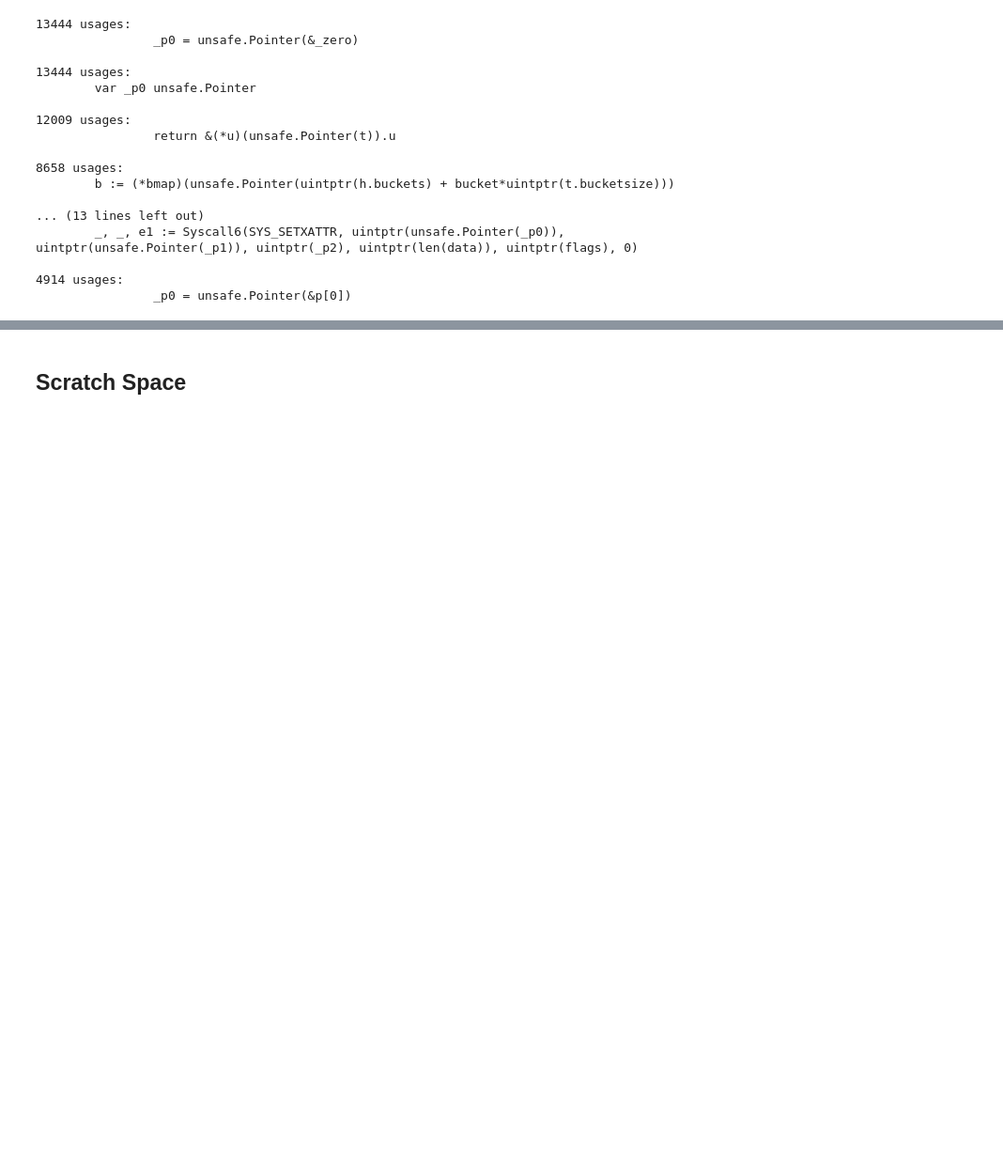
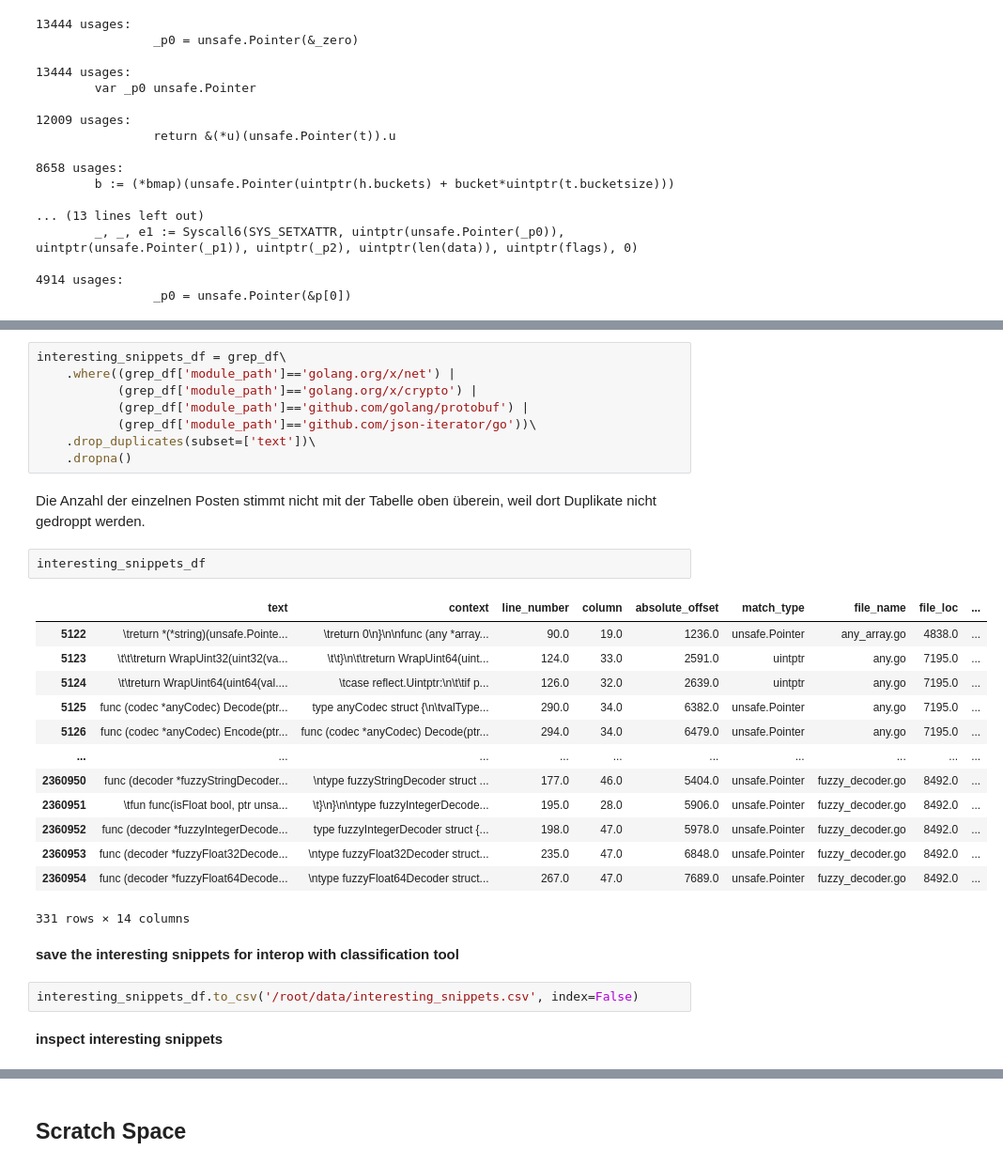
Before and after one commit to jlauinger/master-of-science, a Jupyter notebook: code/data-survey/analysis/data-exploration.ipynb, the cells around one changed output, grey strips where cells are left out. Shown at 94% size. Cells and saved outputs as stored; diff of their text form; blank space fills up the shorter version.

Commit message:
identify most interesting snippets for manual classification

```diff
--- a/code/data-survey/analysis/data-exploration.ipynb
+++ b/code/data-survey/analysis/data-exploration.ipynb
@@ -1018,0 +1023,32 @@ grep_df\
+# %%
+interesting_snippets_df = grep_df\
+    .where((grep_df['module_path']=='golang.org/x/net') |
+           (grep_df['module_path']=='golang.org/x/crypto') |
+           (grep_df['module_path']=='github.com/golang/protobuf') |
+           (grep_df['module_path']=='github.com/json-iterator/go'))\
+    .drop_duplicates(subset=['text'])\
+    .dropna()
+# %% [markdown]
+Die Anzahl der einzelnen Posten stimmt nicht mit der Tabelle oben überein, weil dort Duplikate nicht gedroppt werden.
+# %%
+interesting_snippets_df
+# %% [output]
+|  | text | context | line_number | column | absolute_offset | match_type | file_name | file_loc | ... |
+| 5122 | \treturn *(*string)(unsafe.Pointe... | \treturn 0\n}\n\nfunc (any *array... | 90.0 | 19.0 | 1236.0 | unsafe.Pointer | any_array.go | 4838.0 | ... |
+| 5123 | \t\t\treturn WrapUint32(uint32(va... | \t\t}\n\t\treturn WrapUint64(uint... | 124.0 | 33.0 | 2591.0 | uintptr | any.go | 7195.0 | ... |
+| 5124 | \t\treturn WrapUint64(uint64(val.... | \tcase reflect.Uintptr:\n\t\tif p... | 126.0 | 32.0 | 2639.0 | uintptr | any.go | 7195.0 | ... |
+| 5125 | func (codec *anyCodec) Decode(ptr... | type anyCodec struct {\n\tvalType... | 290.0 | 34.0 | 6382.0 | unsafe.Pointer | any.go | 7195.0 | ... |
+| 5126 | func (codec *anyCodec) Encode(ptr... | func (codec *anyCodec) Decode(ptr... | 294.0 | 34.0 | 6479.0 | unsafe.Pointer | any.go | 7195.0 | ... |
+| ... | ... | ... | ... | ... | ... | ... | ... | ... | ... |
+| 2360950 | func (decoder *fuzzyStringDecoder... | \ntype fuzzyStringDecoder struct ... | 177.0 | 46.0 | 5404.0 | unsafe.Pointer | fuzzy_decoder.go | 8492.0 | ... |
+| 2360951 | \tfun func(isFloat bool, ptr unsa... | \t}\n}\n\ntype fuzzyIntegerDecode... | 195.0 | 28.0 | 5906.0 | unsafe.Pointer | fuzzy_decoder.go | 8492.0 | ... |
+| 2360952 | func (decoder *fuzzyIntegerDecode... | type fuzzyIntegerDecoder struct {... | 198.0 | 47.0 | 5978.0 | unsafe.Pointer | fuzzy_decoder.go | 8492.0 | ... |
+| 2360953 | func (decoder *fuzzyFloat32Decode... | \ntype fuzzyFloat32Decoder struct... | 235.0 | 47.0 | 6848.0 | unsafe.Pointer | fuzzy_decoder.go | 8492.0 | ... |
+| 2360954 | func (decoder *fuzzyFloat64Decode... | \ntype fuzzyFloat64Decoder struct... | 267.0 | 47.0 | 7689.0 | unsafe.Pointer | fuzzy_decoder.go | 8492.0 | ... |
+331 rows × 14 columns
+# %% [markdown]
+**save the interesting snippets for interop with classification tool**
+# %%
+interesting_snippets_df.to_csv('/root/data/interesting_snippets.csv', index=False)
+# %% [markdown]
+**inspect interesting snippets**
```
Also changed, not shown: parts of 14 cells of this notebook.
